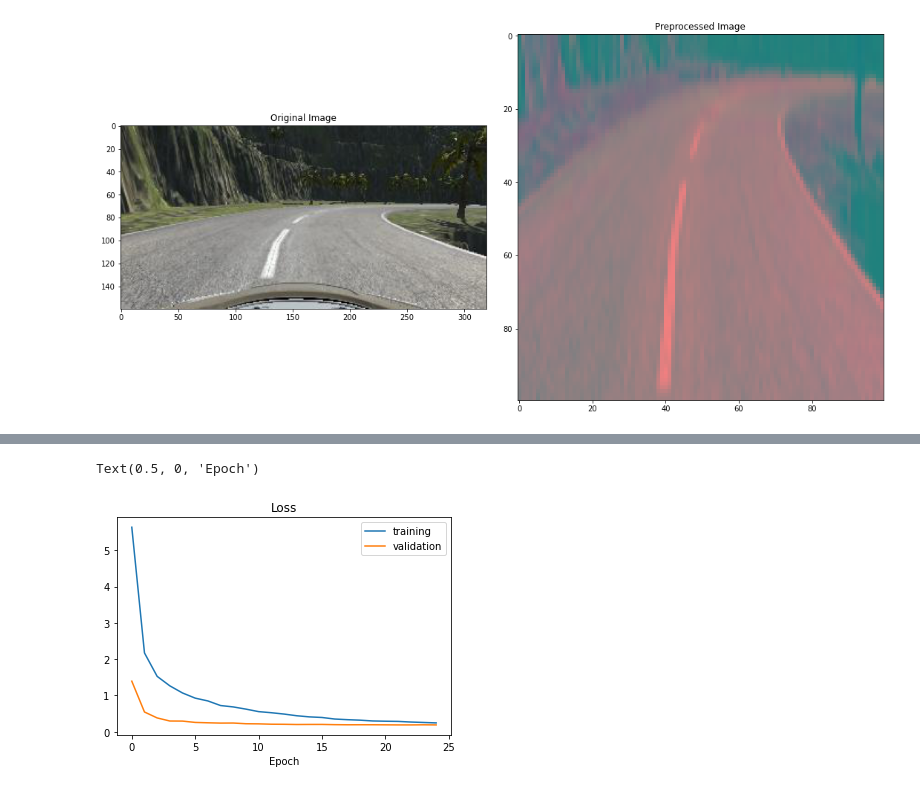
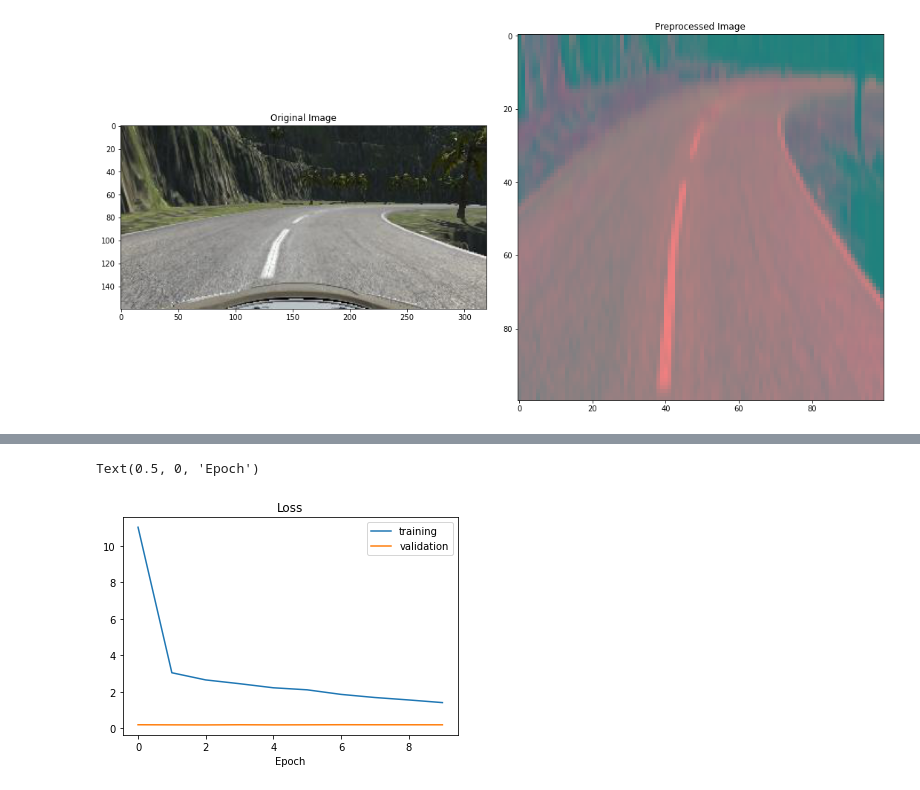
Before and after one commit to adkap2/Self-Driving-Car-Simulator, a Jupyter notebook: autonomous_car.ipynb, the cells around one changed output, grey strips where cells are left out. Drawn from its saved outputs; the diff is of its cells as text; code cells hidden in the pictures.

Commit message:
Updated model.py

```diff
--- a/autonomous_car.ipynb
+++ b/autonomous_car.ipynb
@@ -191,13 +191,15 @@ Non-trainable params: 22,532,992
 _________________________________________________________________
 None
 # %%
-checkpoint = ModelCheckpoint('model-{epoch:03d}.h5',
-                                 monitor='val_loss',
-                                 verbose=0,
-                                 save_best_only=args.save_best_only,
-                                 mode='auto')
+# checkpoint = ModelCheckpoint('model-{epoch:03d}.h5',
+#                                  monitor='val_loss',
+#                                  verbose=0,
+#                                  save_best_only=args.save_best_only,
+#                                  mode='auto')
 
-history = model.fit(X_train, Y_train, epochs=25, validation_data=(X_valid, Y_valid), batch_size=128, verbose=1, shuffle=1)
+history = model.fit(X_train, Y_train, epochs=10, validation_data=(X_valid, Y_valid), batch_size=128, verbose=1, shuffle=1)
+model.save('model', save_format='h5')
+
 
 plt.plot(history.history['loss'])
 plt.plot(history.history['val_loss'])
@@ -225,2 +230,2 @@ Epoch 25/25
 Text(0.5, 0, 'Epoch')
-[figure, old version]
+[figure, new version]
```
Also changed, not shown: parts of 4 cells of this notebook, 10 other files.
